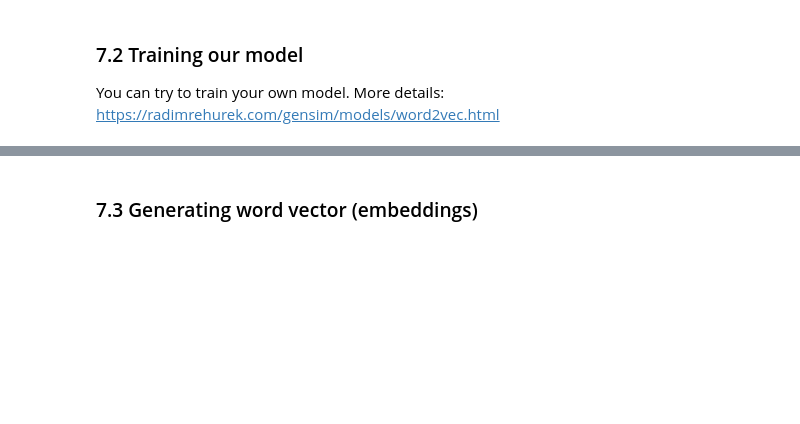
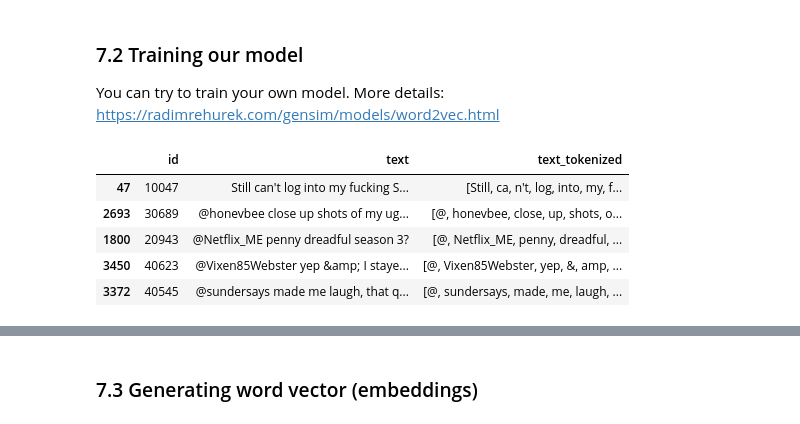
Before and after one commit to YiChiChao/DM2022-Lab2-Homework, a Jupyter notebook: DM2022-Lab2-Homework.ipynb, the cells around one changed output, grey strips where cells are left out. Cells and saved outputs as stored; diff of their text form; code cells hidden in the pictures; blank space fills up the shorter version.

```diff
--- a/DM2022-Lab2-Homework.ipynb
+++ b/DM2022-Lab2-Homework.ipynb
@@ -850,6 +779,17 @@ array([list(['Love', 'all', 'the', 'ex', 'United', 'managers', 'on', 'Twitter',
 ### 7.2 Training our model
 
 You can try to train your own model. More details: https://radimrehurek.com/gensim/models/word2vec.html
+# %%
+## the input type
+train_df['text_tokenized'] = train_df['text'].apply(lambda x: nltk.word_tokenize(x))
+train_df[['id', 'text', 'text_tokenized']].head()
+# %% [output]
+|  | id | text | text_tokenized |
+| 47 | 10047 | Still can't log into my fucking S... | [Still, ca, n't, log, into, my, f... |
+| 2693 | 30689 | @honevbee close up shots of my ug... | [@, honevbee, close, up, shots, o... |
+| 1800 | 20943 | @Netflix_ME penny dreadful season 3? | [@, Netflix_ME, penny, dreadful, ... |
+| 3450 | 40623 | @Vixen85Webster yep &amp; I staye... | [@, Vixen85Webster, yep, &, amp, ... |
+| 3372 | 40545 | @sundersays made me laugh, that q... | [@, sundersays, made, me, laugh, ... |
 # %%
 from gensim.models import Word2Vec
 
```
Also changed, not shown: parts of 70 cells of this notebook.
